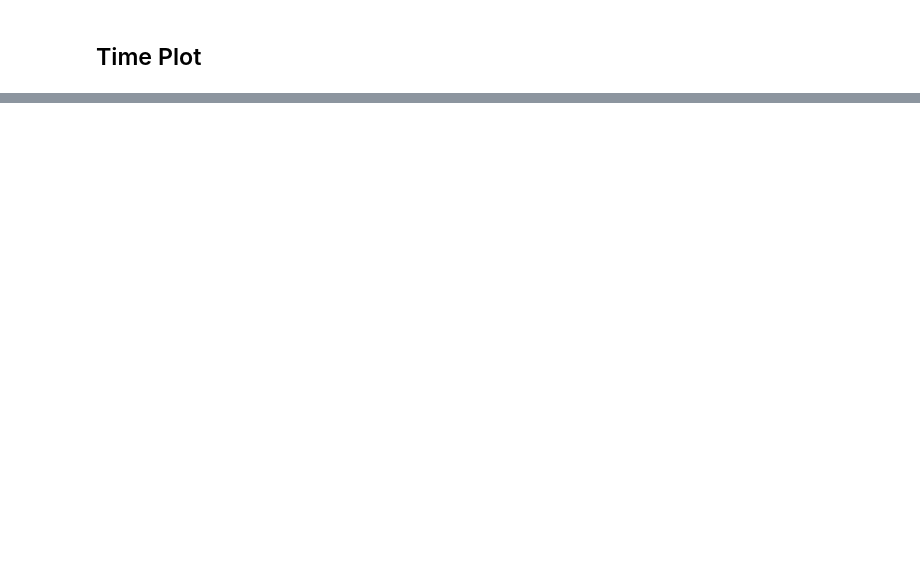
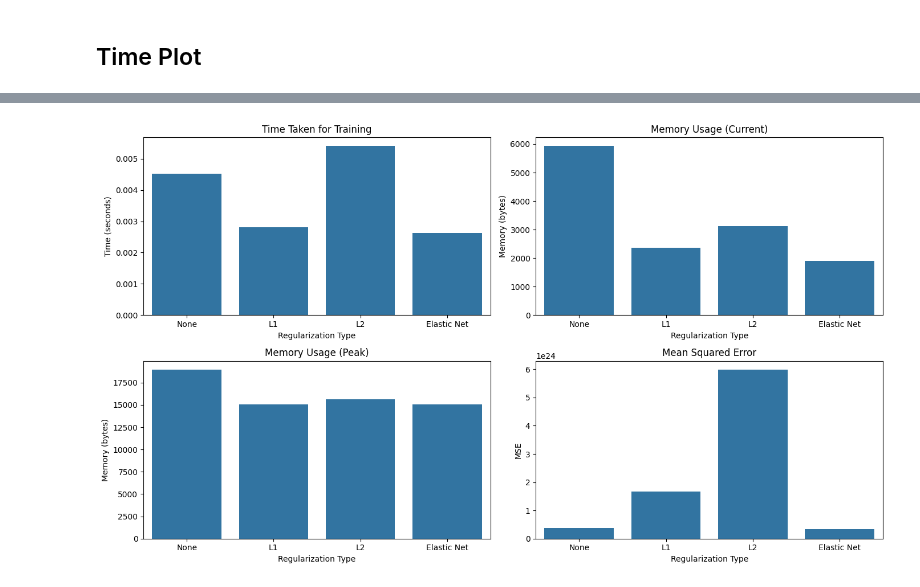
Before and after one commit to OptimizationMethods/MetOpt3, a Jupyter notebook: lab3.ipynb, the cells around one changed output, grey strips where cells are left out. Cells and saved outputs as stored; diff of their text form; code cells hidden in the pictures; blank space fills up the shorter version.

Commit message:
feat: add regularization

```diff
--- a/lab3.ipynb
+++ b/lab3.ipynb
@@ -234,0 +357,90 @@ plt.show()
+# %%
+from sklearn.linear_model import SGDRegressor
+from sklearn.preprocessing import PolynomialFeatures
+from sklearn.pipeline import make_pipeline
+from sklearn.model_selection import train_test_split
+from sklearn.metrics import mean_squared_error
+import tracemalloc
+
+
+np.random.seed(0)
+X = np.random.rand(100, 1) * 10
+y = 2 * X**2 + 3 * X + np.random.randn(100, 1) * 10
+
+X_train, X_test, y_train, y_test = train_test_split(X, y, test_size=0.2, random_state=42)
+
+degree = 2
+
+results = []
+
+
+def evaluate_model(pipeline, X_train, y_train, X_test, y_test, regularization_type):
+    start_time = time.time()
+    tracemalloc.start()
+
+    pipeline.fit(X_train, y_train.ravel())
+
+    current, peak = tracemalloc.get_traced_memory()
+    end_time = time.time()
+
+    y_pred = pipeline.predict(X_test)
+    mse = mean_squared_error(y_test, y_pred)
+
+    results.append({
+        'Regularization': regularization_type,
+        'Time Taken': end_time - start_time,
+        'Memory Usage (current)': current,
+        'Memory Usage (peak)': peak,
+        'MSE': mse
+    })
+
+    tracemalloc.stop()
+
+# No regularization
+pipeline = make_pipeline(PolynomialFeatures(degree), SGDRegressor(penalty=None, max_iter=1000, tol=1e-3))
+evaluate_model(pipeline, X_train, y_train, X_test, y_test, 'None')
+
+# L1 regularization
+pipeline = make_pipeline(PolynomialFeatures(degree), SGDRegressor(penalty='l1', max_iter=1000, tol=1e-3))
+evaluate_model(pipeline, X_train, y_train, X_test, y_test, 'L1')
+
+# L2 regularization
+pipeline = make_pipeline(PolynomialFeatures(degree), SGDRegressor(penalty='l2', max_iter=1000, tol=1e-3))
+evaluate_model(pipeline, X_train, y_train, X_test, y_test, 'L2')
+
+# Elastic Net regularization
+pipeline = make_pipeline(PolynomialFeatures(degree), SGDRegressor(penalty='elasticnet', max_iter=1000, tol=1e-3))
+evaluate_model(pipeline, X_train, y_train, X_test, y_test, 'Elastic Net')
+
+results_df = pd.DataFrame(results)
+
+plt.figure(figsize=(14, 8))
+
+plt.subplot(2, 2, 1)
+sns.barplot(x='Regularization', y='Time Taken', data=results_df)
+plt.title('Time Taken for Training')
+plt.xlabel('Regularization Type')
+plt.ylabel('Time (seconds)')
+
+plt.subplot(2, 2, 2)
+sns.barplot(x='Regularization', y='Memory Usage (current)', data=results_df)
+plt.title('Memory Usage (Current)')
+plt.xlabel('Regularization Type')
+plt.ylabel('Memory (bytes)')
+
+plt.subplot(2, 2, 3)
+sns.barplot(x='Regularization', y='Memory Usage (peak)', data=results_df)
+plt.title('Memory Usage (Peak)')
+plt.xlabel('Regularization Type')
+plt.ylabel('Memory (bytes)')
+
+plt.subplot(2, 2, 4)
+sns.barplot(x='Regularization', y='MSE', data=results_df)
+plt.title('Mean Squared Error')
+plt.xlabel('Regularization Type')
+plt.ylabel('MSE')
+
+plt.tight_layout()
+plt.show()
+# %% [output]
+[figure, added]
```
Also changed, not shown: parts of 16 cells of this notebook, 1 other file.
